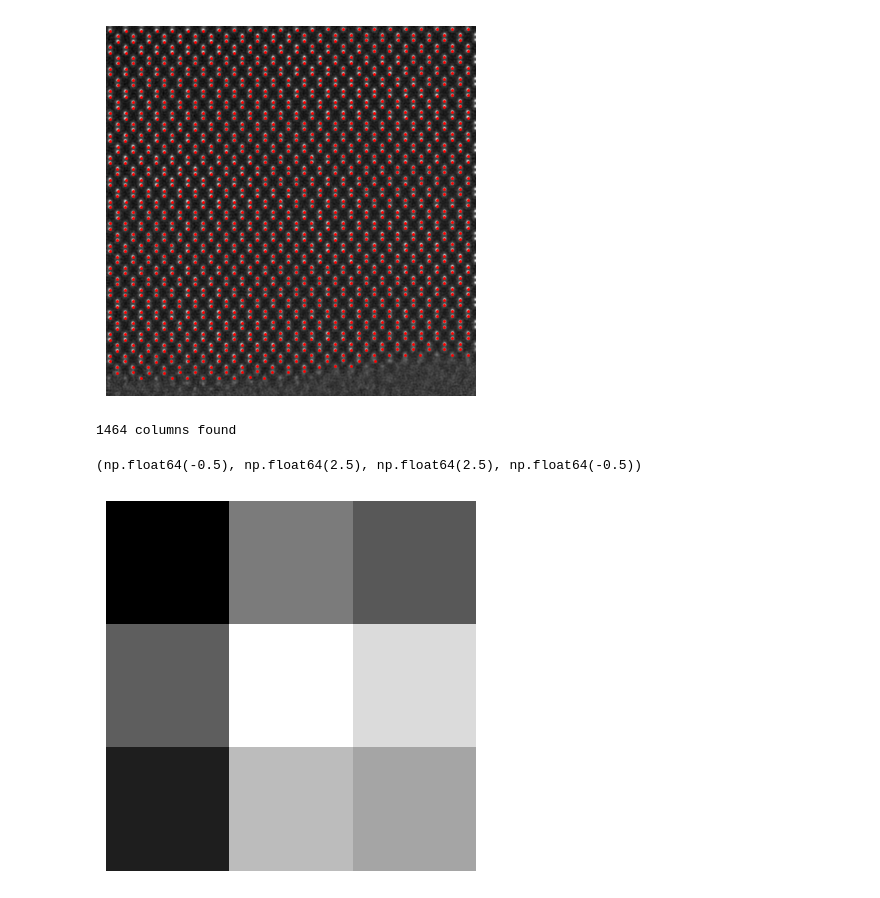
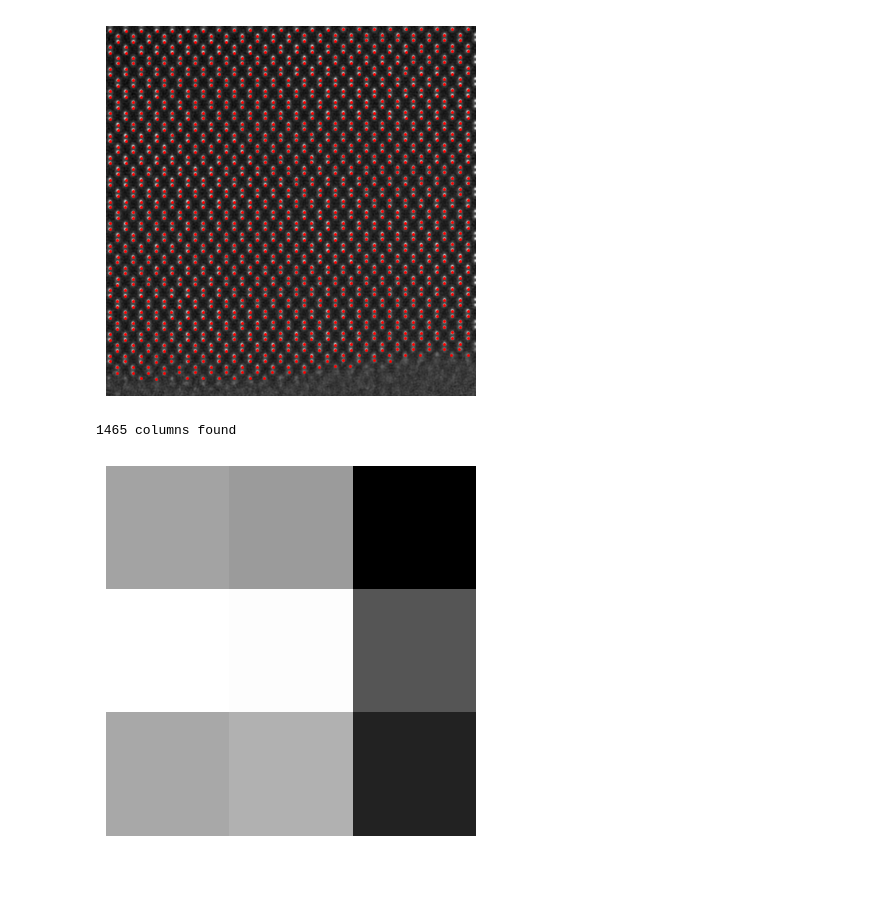
Before and after one commit to c-sooyoung/lemon-sandbox, a Jupyter notebook: 260721-atomic-column-thickness/260721.ipynb, the cells around one changed output. Cells and saved outputs as stored; diff of their text form; code cells hidden in the pictures.

```diff
--- a/260721-atomic-column-thickness/260721.ipynb
+++ b/260721-atomic-column-thickness/260721.ipynb
@@ -49,6 +54,7 @@ recon_object = results['object'][roix, roiy]
 # %%
-LAYER = 10
+LAYER = 11
 
 plt.imshow(np.angle(recon_object[:, :, LAYER]), cmap='gray')
 plt.axis('off')
+plt.show()
 # %% [output]
@@ -69,8 +74,8 @@ plt.plot(c0[:, 1], c0[:, 0], 'r.', markersize=2)
 plt.show()
 print(f'{c0.shape[0]} columns found')
 # %% [output]
-[figure, old version]
+[figure, new version]
-1464 columns found
+1465 columns found
 # %%
 # test_it = 100
 # window_dim = 5
@@ -97,14 +102,14 @@ print(f'{c0.shape[0]} columns found')
 # print(f'Refined columns')
 # %%
 WINDOW = 1
-cx, cy = c0[100]
+cx, cy = c0[len(c0) // 2]
 wx_start, wx_end = cx-WINDOW, cx+WINDOW+1
 wy_start, wy_end = cy-WINDOW, cy+WINDOW+1
 plt.imshow(np.angle(recon_object)[wx_start:wx_end, wy_start:wy_end, LAYER], cmap='gray')
 plt.axis('off')
+plt.show()
 # %% [output]
-(np.float64(-0.5), np.float64(2.5), np.float64(2.5), np.float64(-0.5))
-[figure, old version]
+[figure, new version]
 # %%
 columns = []
 
```
Also changed, not shown: parts of 10 cells of this notebook.
